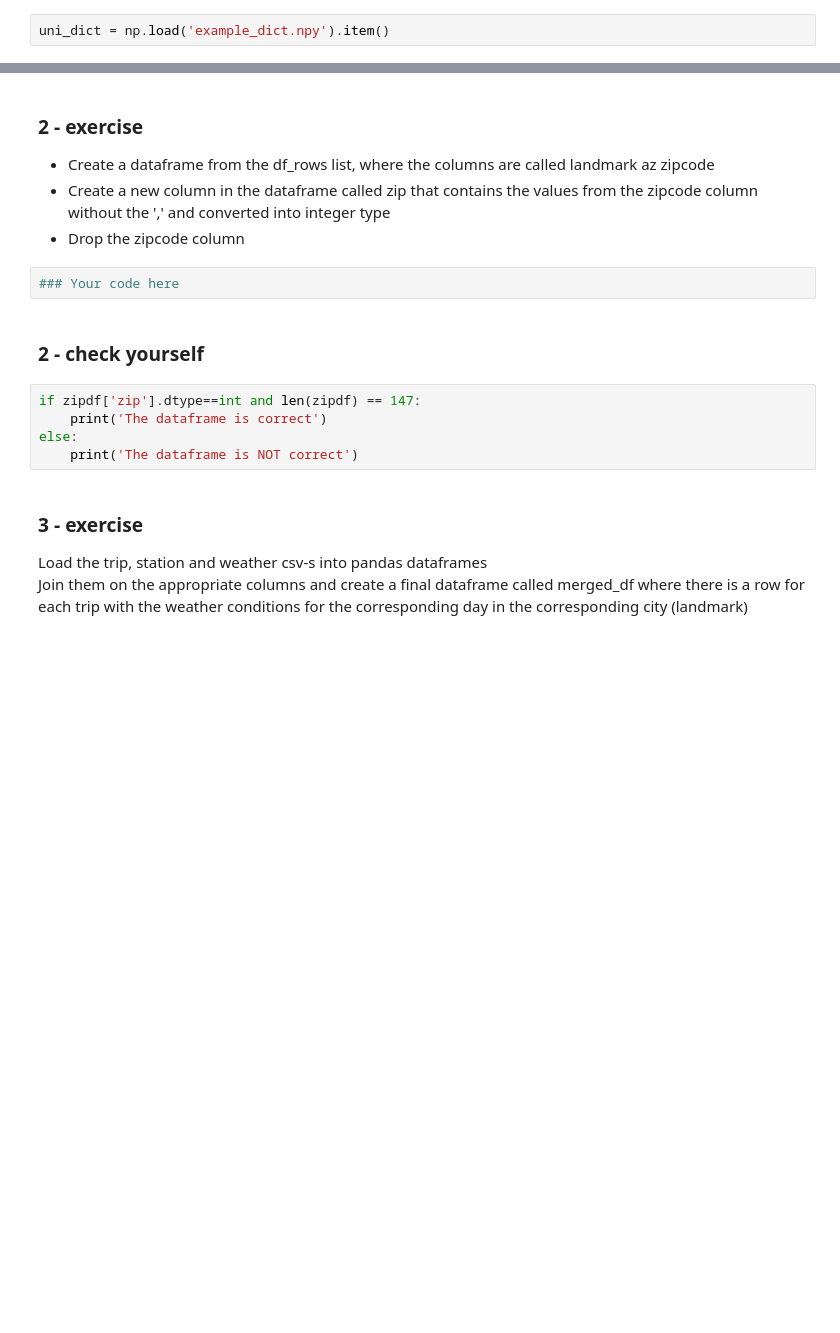
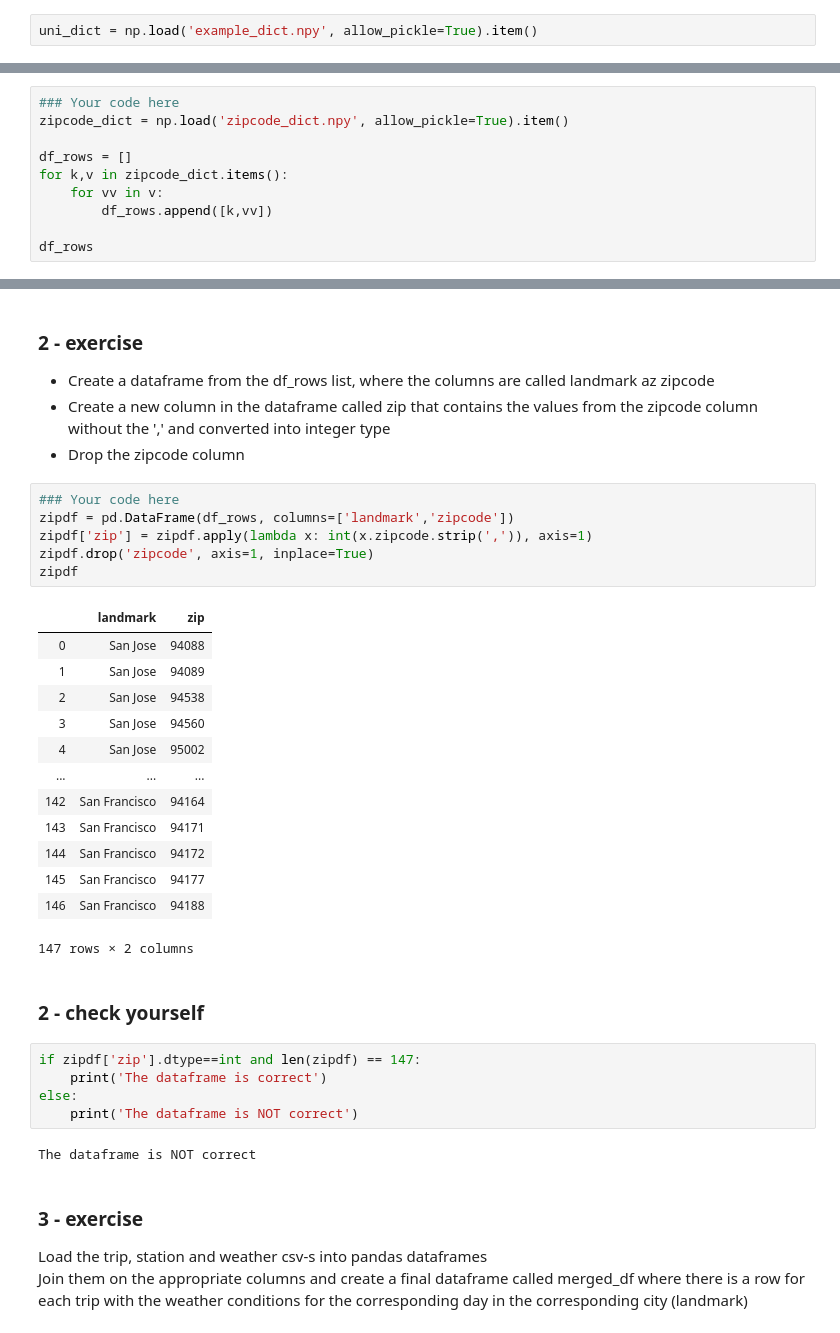
Before and after one commit to szigony/ceu-coding3, a Jupyter notebook: class8/Q2_class.ipynb, the cells around one changed output, grey strips where cells are left out. Cells and saved outputs as stored; diff of their text form; blank space fills up the shorter version.

```diff
--- a/class8/Q2_class.ipynb
+++ b/class8/Q2_class.ipynb
@@ -6,6 +6,6 @@ import matplotlib.pyplot as plt
 # %% [markdown]
 #### Loading dictinary from file
 # %%
-uni_dict = np.load('example_dict.npy').item()
+uni_dict = np.load('example_dict.npy', allow_pickle=True).item()
 # %%
 uni_dict
@@ -219,0 +413,10 @@ Create a list (called df_rows) from the dictionary where each element looks like
+# %%
+### Your code here
+zipcode_dict = np.load('zipcode_dict.npy', allow_pickle=True).item()
+
+df_rows = []
+for k,v in zipcode_dict.items():
+    for vv in v:
+        df_rows.append([k,vv])
+
+df_rows
@@ -230,8 +453,26 @@ else:
 - Create a dataframe from the df_rows list, where the columns are called landmark az zipcode <br>
 - Create a new column in the dataframe called zip that contains the values from the zipcode column without the ',' and converted into integer type
 - Drop the zipcode column
-# %%
-### Your code here
+# %%
+### Your code here
+zipdf = pd.DataFrame(df_rows, columns=['landmark','zipcode'])
+zipdf['zip'] = zipdf.apply(lambda x: int(x.zipcode.strip(',')), axis=1)
+zipdf.drop('zipcode', axis=1, inplace=True)
+zipdf
+# %% [output]
+|  | landmark | zip |
+| 0 | San Jose | 94088 |
+| 1 | San Jose | 94089 |
+| 2 | San Jose | 94538 |
+| 3 | San Jose | 94560 |
+| 4 | San Jose | 95002 |
+| ... | ... | ... |
+| 142 | San Francisco | 94164 |
+| 143 | San Francisco | 94171 |
+| 144 | San Francisco | 94172 |
+| 145 | San Francisco | 94177 |
+| 146 | San Francisco | 94188 |
+147 rows × 2 columns
 # %% [markdown]
 ### 2 - check yourself
 # %%
@@ -239,6 +480,8 @@ if zipdf['zip'].dtype==int and len(zipdf) == 147:
     print('The dataframe is correct')
 else:
     print('The dataframe is NOT correct')
+# %% [output]
+The dataframe is NOT correct
 # %% [markdown]
 ### 3 - exercise
 Load the trip, station and weather csv-s into pandas dataframes <br>
```
Also changed, not shown: parts of 38 cells of this notebook.
